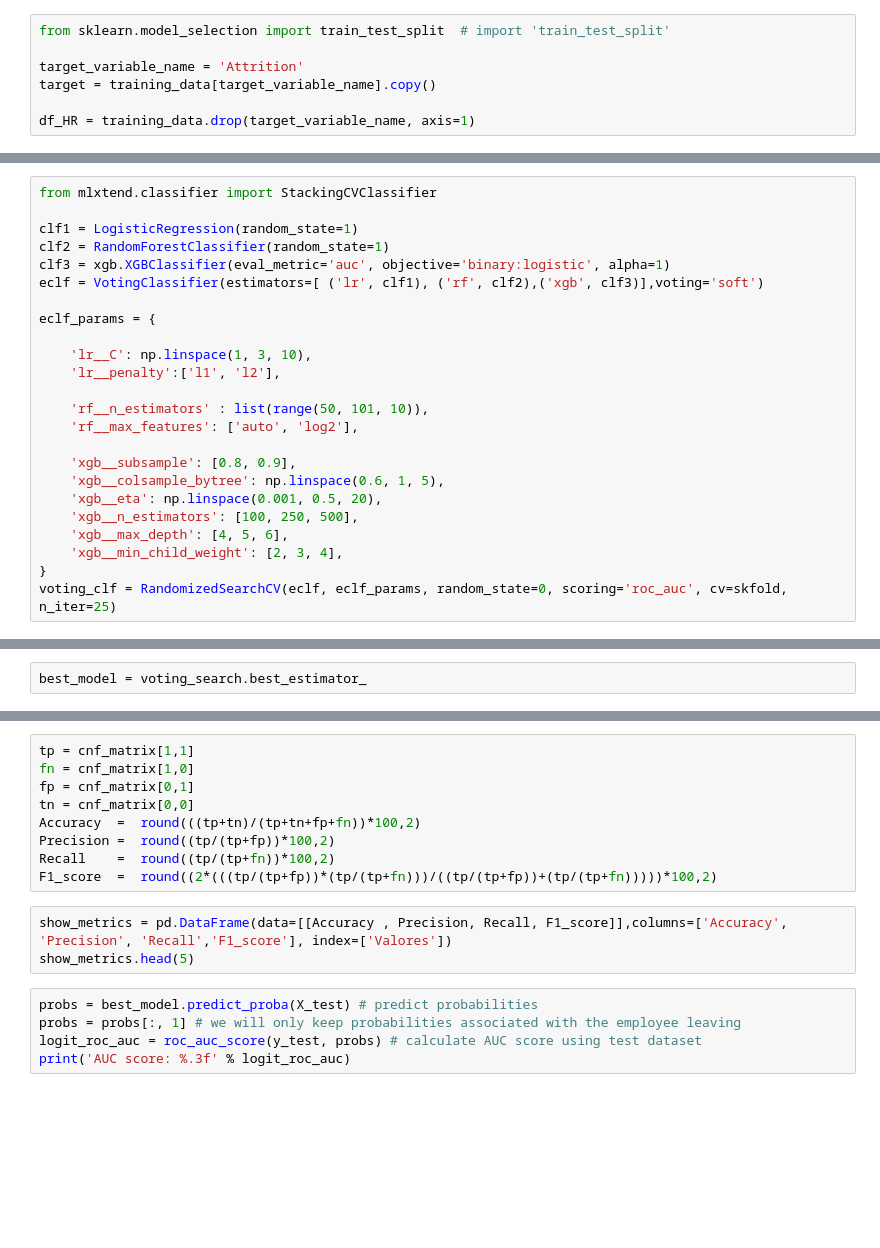
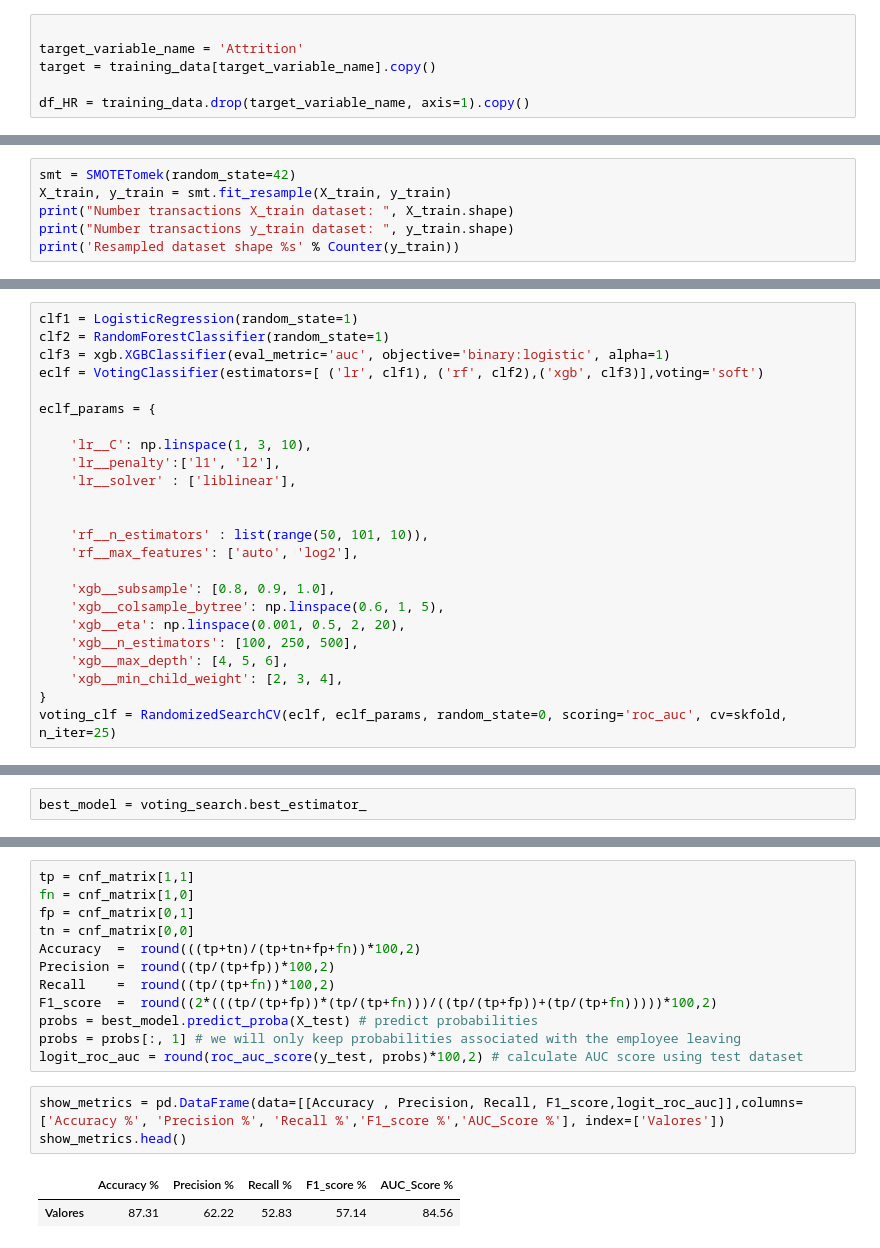
Before and after one commit to Robertosoftware/Employee-Attrition, a Jupyter notebook: Notebook/Employee-Churn.ipynb, the cells around one changed output, grey strips where cells are left out. Drawn from its saved outputs; the diff is of its cells as text; blank space fills up the shorter version.

Commit message:
Employee Churn V4
Final version, missing the detailed explanation.

```diff
--- a/Notebook/Employee-Churn.ipynb
+++ b/Notebook/Employee-Churn.ipynb
@@ -503,7 +739,6 @@ print('Size of Full dataset is: {}'.format(training_data.shape))
 # %%
-from sklearn.model_selection import train_test_split  # import 'train_test_split'
 
 target_variable_name = 'Attrition'
 target = training_data[target_variable_name].copy()
 
-df_HR = training_data.drop(target_variable_name, axis=1)
+df_HR = training_data.drop(target_variable_name, axis=1).copy()
@@ -552,0 +808,6 @@ import matplotlib.pyplot as plt
+# %%
+smt = SMOTETomek(random_state=42)
+X_train, y_train = smt.fit_resample(X_train, y_train)
+print("Number transactions X_train dataset: ", X_train.shape)
+print("Number transactions y_train dataset: ", y_train.shape)
+print('Resampled dataset shape %s' % Counter(y_train))
@@ -553,8 +820,6 @@ import matplotlib.pyplot as plt
 # %%
 skfold = StratifiedKFold(n_splits=5, shuffle=True, random_state=42)
 # %%
-from mlxtend.classifier import StackingCVClassifier
-
 clf1 = LogisticRegression(random_state=1)
 clf2 = RandomForestClassifier(random_state=1)
 clf3 = xgb.XGBClassifier(eval_metric='auc', objective='binary:logistic', alpha=1)
@@ -564,13 +829,15 @@ eclf_params = {
 
     'lr__C': np.linspace(1, 3, 10),
     'lr__penalty':['l1', 'l2'],
+    'lr__solver' : ['liblinear'],
+
 
     'rf__n_estimators' : list(range(50, 101, 10)),
     'rf__max_features': ['auto', 'log2'],
 
-    'xgb__subsample': [0.8, 0.9],
+    'xgb__subsample': [0.8, 0.9, 1.0],
     'xgb__colsample_bytree': np.linspace(0.6, 1, 5),
-    'xgb__eta': np.linspace(0.001, 0.5, 20),
+    'xgb__eta': np.linspace(0.001, 0.5, 2, 20),
     'xgb__n_estimators': [100, 250, 500],
     'xgb__max_depth': [4, 5, 6],
     'xgb__min_child_weight': [2, 3, 4],
@@ -622,13 +896,14 @@ Accuracy  =  round(((tp+tn)/(tp+tn+fp+fn))*100,2)
 Precision =  round((tp/(tp+fp))*100,2)
 Recall    =  round((tp/(tp+fn))*100,2)
 F1_score  =  round((2*(((tp/(tp+fp))*(tp/(tp+fn)))/((tp/(tp+fp))+(tp/(tp+fn)))))*100,2)
+probs = best_model.predict_proba(X_test) # predict probabilities
+probs = probs[:, 1] # we will only keep probabilities associated with the employee leaving
+logit_roc_auc = round(roc_auc_score(y_test, probs)*100,2) # calculate AUC score using test dataset
 # %%
-show_metrics = pd.DataFrame(data=[[Accuracy , Precision, Recall, F1_score]],columns=['Accuracy', 'Precision', 'Recall','F1_score'], index=['Valores'])
-show_metrics.head(5)
+show_metrics = pd.DataFrame(data=[[Accuracy , Precision, Recall, F1_score,logit_roc_auc]],columns=['Accuracy %', 'Precision %', 'Recall %','F1_score %','AUC_Score %'], index=['Valores'])
+show_metrics.head()
+# %% [output]
+|  | Accuracy % | Precision % | Recall % | F1_score % | AUC_Score % |
+| Valores | 87.31 | 62.22 | 52.83 | 57.14 | 84.56 |
-# %%
-probs = best_model.predict_proba(X_test) # predict probabilities
-probs = probs[:, 1] # we will only keep probabilities associated with the employee leaving
-logit_roc_auc = roc_auc_score(y_test, probs) # calculate AUC score using test dataset
-print('AUC score: %.3f' % logit_roc_auc)
 # %%
 # Create ROC Graph
```
Also changed, not shown: parts of 61 cells of this notebook.
